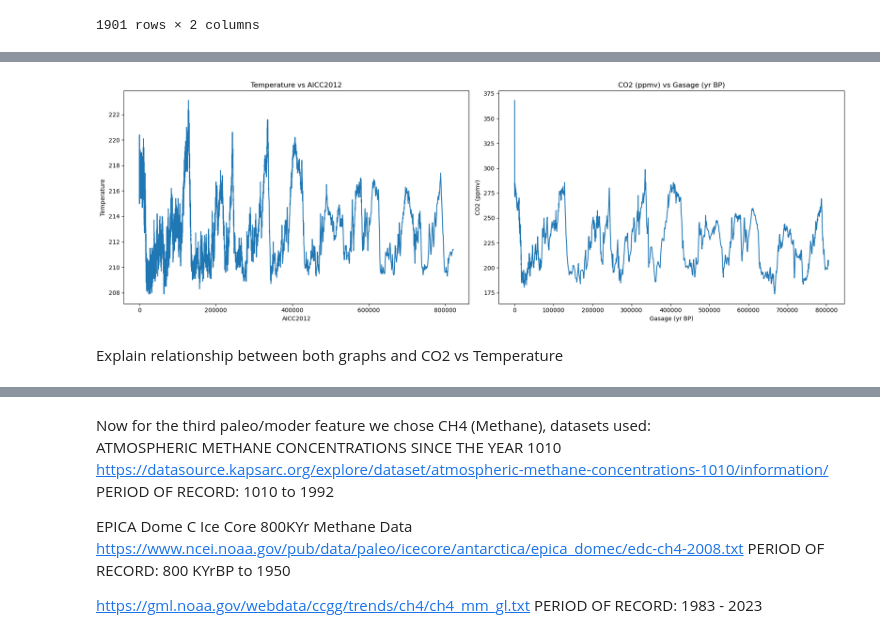
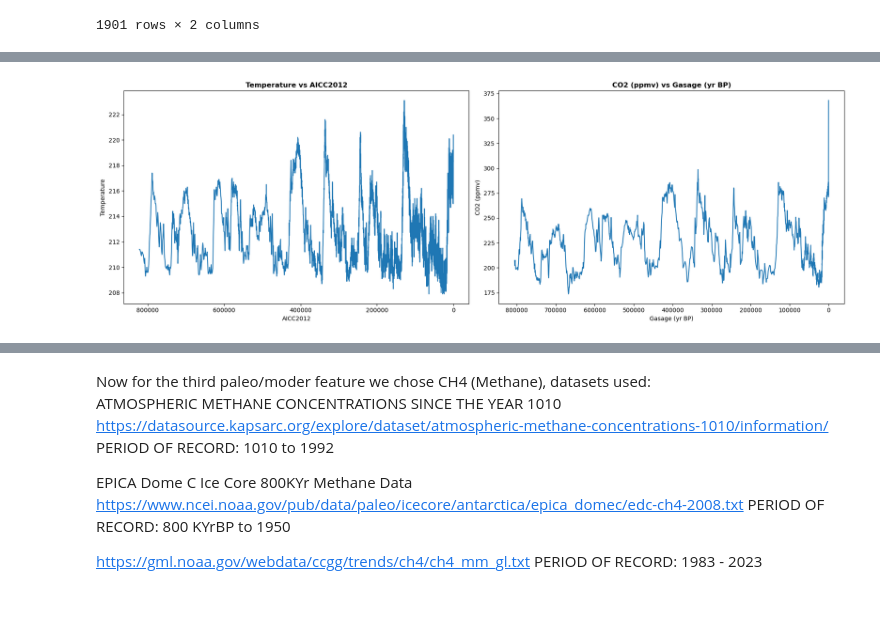
Before and after one commit to yimak/Programming_for_DA_project_2, a Jupyter notebook: project.ipynb, the cells around one changed output, grey strips where cells are left out. Saved outputs shown, nothing was run; the diff lists cells and outputs as text; code cells hidden in the pictures; blank space fills up the shorter version.

```diff
--- a/project.ipynb
+++ b/project.ipynb
@@ -117,35 +133,42 @@ Now we will represent these two plots next to each other for a better view for c
 import matplotlib.pyplot as plt
 import pandas as pd
 
 # Reference: https://www.tutorialspoint.com/how-to-make-two-plots-side-by-side-using-python
+
+data = pd.read_csv('Temperature Jouzel AICC.csv', delimiter=',', decimal=',')
+CO2 = pd.read_csv('CO2.csv',delimiter=',', decimal=',')
+
 
 x1Points = data['AICC2012']
 x2Points = CO2['Gasage (yr BP)']
 
 y1Points = data['temp']
 y2Points = CO2['CO2 (ppmv)']
 
 plt.figure(figsize=(18, 6))
 
 # For Plot 1:
 #1 represents the number of rows, 2 the number of columns & index the position of the subplot, in this case 1.
+#bold titles, reference: https://stackoverflow.com/questions/18962063/matplotlib-setting-title-bold-while-using-times-new-roman
+
 plt.subplot(1, 2, 1)
 plt.plot(x1Points, y1Points)
-plt.title("Temperature vs AICC2012")
+plt.title("Temperature vs AICC2012",fontweight="bold")
 plt.xlabel('AICC2012')
 plt.ylabel('Temperature')
+plt.gca().invert_xaxis()
 
 # For Plot 2:
 plt.subplot(1, 2, 2)
 plt.plot(x2Points, y2Points)
-plt.title("CO2 (ppmv) vs Gasage (yr BP)")
+plt.title("CO2 (ppmv) vs Gasage (yr BP)",fontweight="bold")
 plt.xlabel('Gasage (yr BP)')
 plt.ylabel('CO2 (ppmv)')
+plt.gca().invert_xaxis()
+
 
 plt.tight_layout()
 
 plt.show()
 # %% [output]
-[figure, old version]
+[figure, new version]
-# %% [markdown]
-Explain relationship between both graphs and CO2 vs Temperature
```
Also changed, not shown: parts of 33 cells of this notebook, 4 other files.
